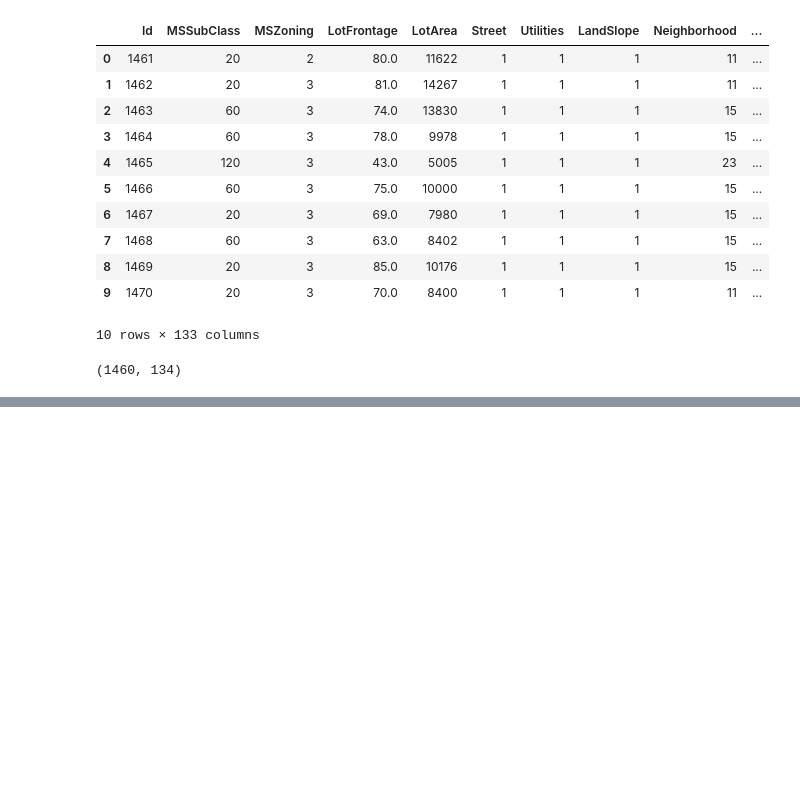
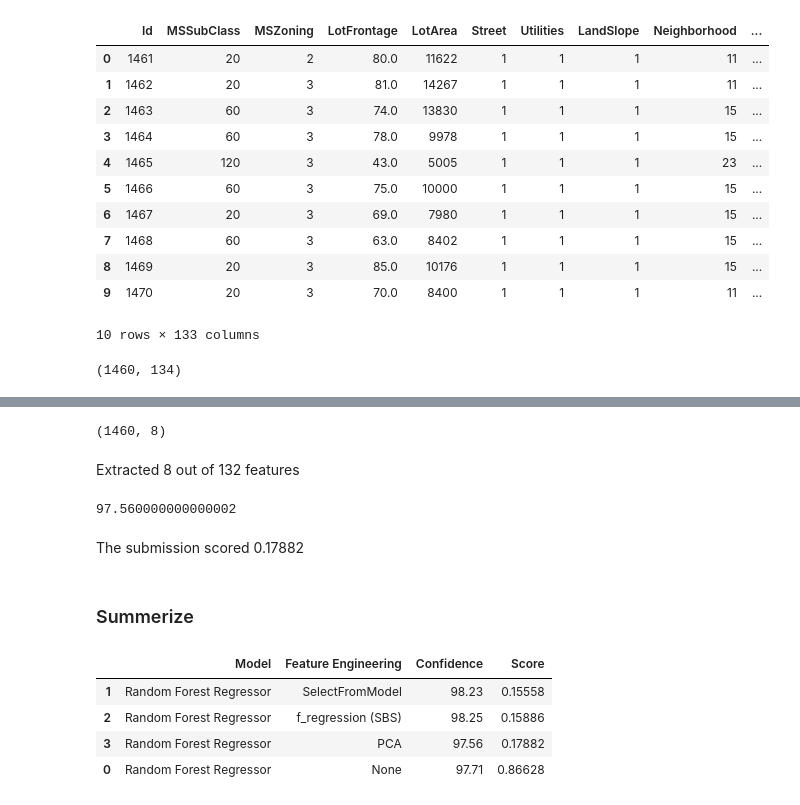
Before and after one commit to r96941046/House-Price, a Jupyter notebook: House Prices.ipynb, the cells around one changed output, grey strips where cells are left out. Saved outputs shown, nothing was run; the diff lists cells and outputs as text; code cells hidden in the pictures; blank space fills up the shorter version.

Commit message:
Summerize

```diff
--- a/House Prices.ipynb
+++ b/House Prices.ipynb
@@ -2070,0 +2083,6 @@ submission.to_csv('submission.csv', index=False)
+# %%
+print(x_std.shape)
+model = SelectFromModel(forest_reg, prefit=True)
+x_std_selected = model.transform(x_std)
+x_test_std_selected = model.transform(x_test_std)
+x_std_selected.shape, x_test_std_selected.shape
@@ -2070,0 +2118,5 @@ submission.to_csv('submission.csv', index=False)
+# %%
+f = SelectKBest(f_regression, k=36)
+x_std_f = f.fit_transform(x_std, y)
+x_test_std_f = f.transform(x_test_std)
+x_std_f.shape
@@ -2070,0 +2149,30 @@ submission.to_csv('submission.csv', index=False)
+# %%
+pca = PCA(
+    n_components=0.3,
+    svd_solver='full'
+)
+
+x_std_pca = pca.fit_transform(x_std)
+x_test_std_pca = pca.transform(x_test_std)
+x_std_pca.shape
+# %% [output]
+(1460, 8)
+# %% [markdown]
+Extracted 8 out of 132 features
+# %%
+forest_reg_pca = RandomForestRegressor(
+    n_estimators=1000,
+    criterion='mse',
+    max_features=2,
+    max_depth=None,
+    min_samples_split=2,
+    min_samples_leaf=1,
+    bootstrap=True
+)
+
+forest_reg_pca = forest_reg_pca.fit(x_std_pca, y)
+
+forest_pca_confidence = round(forest_reg_pca.score(x_std_pca, y) * 100, 2)
+forest_pca_confidence
+# %% [output]
+97.560000000000002
@@ -2070,0 +2182,19 @@ submission.to_csv('submission.csv', index=False)
+# %% [markdown]
+The submission scored 0.17882
+# %% [markdown]
+### Summerize
+# %%
+models = pd.DataFrame({
+    'Model': ['Random Forest Regressor', 'Random Forest Regressor', 'Random Forest Regressor', 'Random Forest Regressor'],
+    'Feature Engineering': ['None', 'SelectFromModel', 'f_regression (SBS)', 'PCA'],
+    'Confidence': [forest_confidence, forest_selected_confidence, forest_f_confidence, forest_pca_confidence],
+    'Score': [0.86628, 0.15558, 0.15886, 0.17882]
+})
+models = models[['Model', 'Feature Engineering', 'Confidence', 'Score']]
+models.sort_values(by='Score', ascending=True)
+# %% [output]
+|  | Model | Feature Engineering | Confidence | Score |
+| 1 | Random Forest Regressor | SelectFromModel | 98.23 | 0.15558 |
+| 2 | Random Forest Regressor | f_regression (SBS) | 98.25 | 0.15886 |
+| 3 | Random Forest Regressor | PCA | 97.56 | 0.17882 |
+| 0 | Random Forest Regressor | None | 97.71 | 0.86628 |
```
Also changed, not shown: parts of 26 cells of this notebook, 1 other file.
